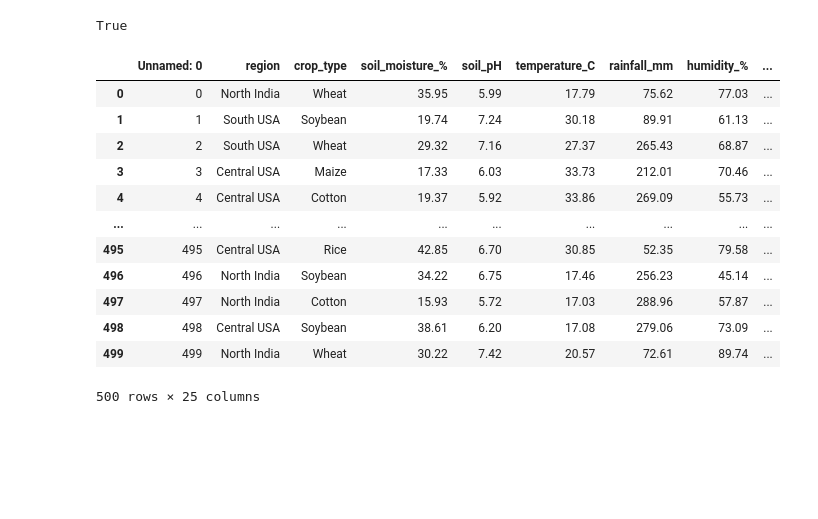
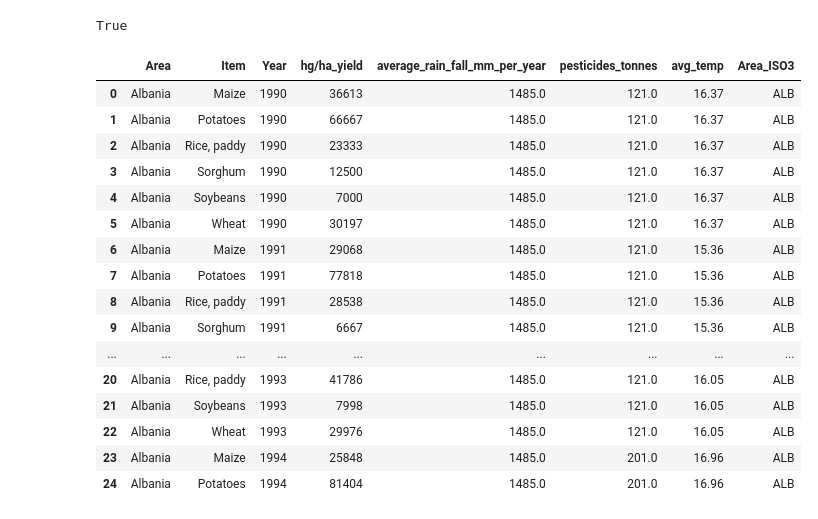
Before and after one commit to F1zhen/Yield_predictionML, a Jupyter notebook: src/data_preprocessing.ipynb, the cells around one changed output. Cells and saved outputs as stored; diff of their text form; code cells hidden in the pictures; blank space fills up the shorter version.

```diff
--- a/src/data_preprocessing.ipynb
+++ b/src/data_preprocessing.ipynb
@@ -25,20 +25,25 @@ nltk.download('wordnet')
 [nltk_data]   Package wordnet is already up-to-date!
 True
 # %%
-df = pd.read_csv("../data/raw/Smart_Farming_Crop_Yield_2024.csv")
-df
+yield_df = pd.read_csv("../data/raw/yield_with_iso3.csv")
+yield_df.drop(columns="Unnamed: 0", inplace= True)
+yield_df.head(25)
 # %% [output]
-|  | Unnamed: 0 | region | crop_type | soil_moisture_% | soil_pH | temperature_C | rainfall_mm | humidity_% | ... |
-| 0 | 0 | North India | Wheat | 35.95 | 5.99 | 17.79 | 75.62 | 77.03 | ... |
-| 1 | 1 | South USA | Soybean | 19.74 | 7.24 | 30.18 | 89.91 | 61.13 | ... |
-| 2 | 2 | South USA | Wheat | 29.32 | 7.16 | 27.37 | 265.43 | 68.87 | ... |
-| 3 | 3 | Central USA | Maize | 17.33 | 6.03 | 33.73 | 212.01 | 70.46 | ... |
-| 4 | 4 | Central USA | Cotton | 19.37 | 5.92 | 33.86 | 269.09 | 55.73 | ... |
-| ... | ... | ... | ... | ... | ... | ... | ... | ... | ... |
-| 495 | 495 | Central USA | Rice | 42.85 | 6.70 | 30.85 | 52.35 | 79.58 | ... |
-| 496 | 496 | North India | Soybean | 34.22 | 6.75 | 17.46 | 256.23 | 45.14 | ... |
-| 497 | 497 | North India | Cotton | 15.93 | 5.72 | 17.03 | 288.96 | 57.87 | ... |
-| 498 | 498 | Central USA | Soybean | 38.61 | 6.20 | 17.08 | 279.06 | 73.09 | ... |
-| 499 | 499 | North India | Wheat | 30.22 | 7.42 | 20.57 | 72.61 | 89.74 | ... |
+|  | Area | Item | Year | hg/ha_yield | average_rain_fall_mm_per_year | pesticides_tonnes | avg_temp | Area_ISO3 |
+| 0 | Albania | Maize | 1990 | 36613 | 1485.0 | 121.0 | 16.37 | ALB |
+| 1 | Albania | Potatoes | 1990 | 66667 | 1485.0 | 121.0 | 16.37 | ALB |
+| 2 | Albania | Rice, paddy | 1990 | 23333 | 1485.0 | 121.0 | 16.37 | ALB |
+| 3 | Albania | Sorghum | 1990 | 12500 | 1485.0 | 121.0 | 16.37 | ALB |
+| 4 | Albania | Soybeans | 1990 | 7000 | 1485.0 | 121.0 | 16.37 | ALB |
+| 5 | Albania | Wheat | 1990 | 30197 | 1485.0 | 121.0 | 16.37 | ALB |
+| 6 | Albania | Maize | 1991 | 29068 | 1485.0 | 121.0 | 15.36 | ALB |
+| 7 | Albania | Potatoes | 1991 | 77818 | 1485.0 | 121.0 | 15.36 | ALB |
+| 8 | Albania | Rice, paddy | 1991 | 28538 | 1485.0 | 121.0 | 15.36 | ALB |
+| 9 | Albania | Sorghum | 1991 | 6667 | 1485.0 | 121.0 | 15.36 | ALB |
+| ... | ... | ... | ... | ... | ... | ... | ... | ... |
+| 20 | Albania | Rice, paddy | 1993 | 41786 | 1485.0 | 121.0 | 16.05 | ALB |
+| 21 | Albania | Soybeans | 1993 | 7998 | 1485.0 | 121.0 | 16.05 | ALB |
+| 22 | Albania | Wheat | 1993 | 29976 | 1485.0 | 121.0 | 16.05 | ALB |
+| 23 | Albania | Maize | 1994 | 25848 | 1485.0 | 201.0 | 16.96 | ALB |
+| 24 | Albania | Potatoes | 1994 | 81404 | 1485.0 | 201.0 | 16.96 | ALB |
-500 rows × 25 columns
 # %%
```
Also changed, not shown: parts of 13 cells of this notebook, 17 other files.
